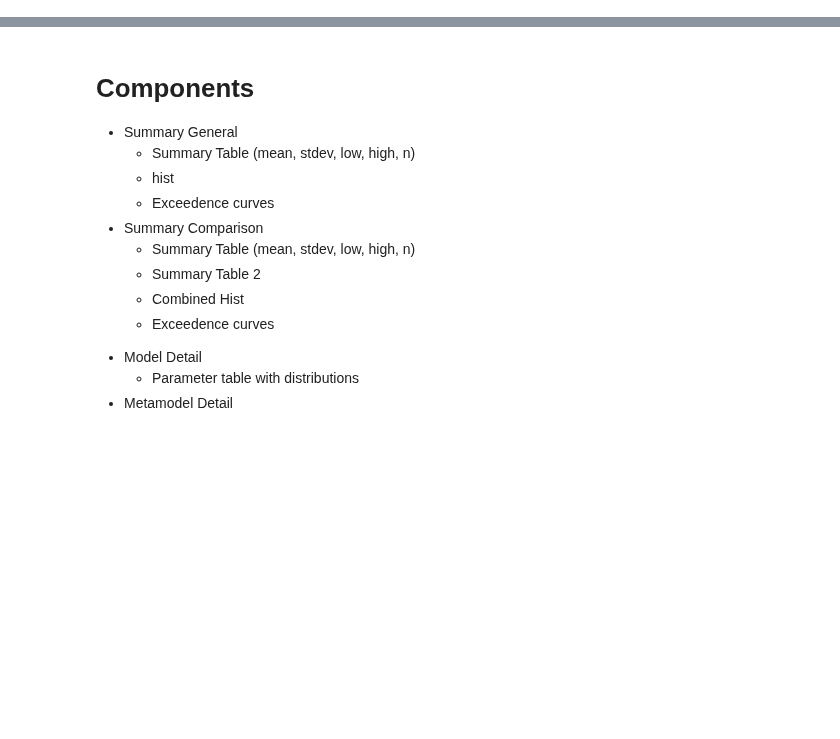
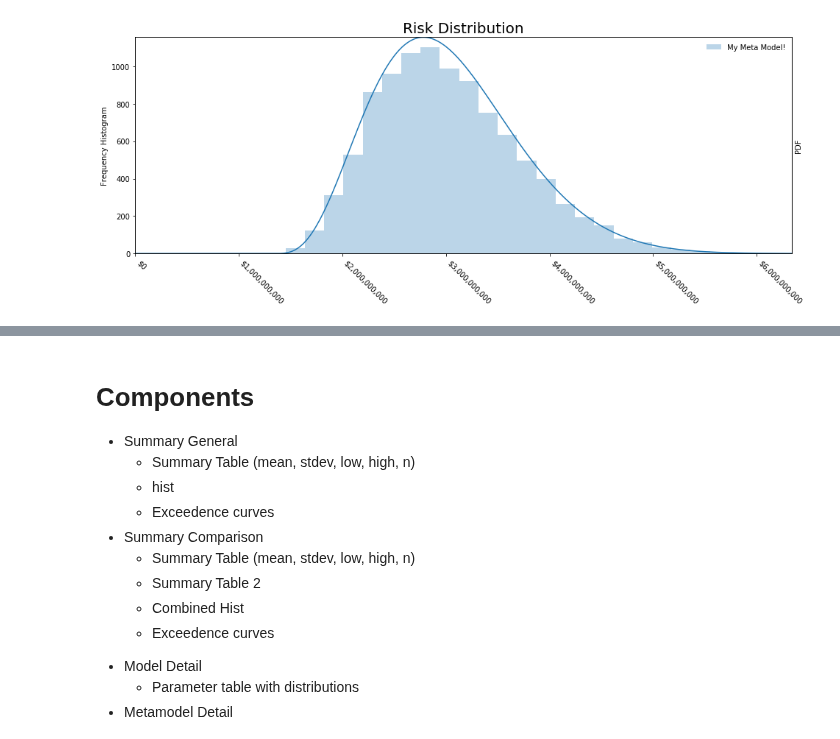
Before and after one commit to Hive-Systems/pyfair, a Jupyter notebook: scratch_notebook.ipynb, the cells around one changed output, grey strips where cells are left out. Drawn from its saved outputs; the diff is of its cells as text; code cells hidden in the pictures; blank space fills up the shorter version.

Commit message:
Finish first round of metamodel report.

```diff
--- a/scratch_notebook.ipynb
+++ b/scratch_notebook.ipynb
@@ -68,6 +68,7 @@ class FairSimpleReport(FairBaseReport):
         overview_df = overview_df.applymap(lambda x: self._format_strings['Risk'].format(x))
         overview_df.loc['Simulations'] = '{0:,.0f}'.format(len(risk))
         overview_df.loc['Identifier'] = self._model.get_uuid()
+        overview_df.loc['Model Type'] = self._model.__class__.__name__
         overview_html = overview_df.to_html(border=0, header=True, justify='left', classes='fair_table')
         t = t.replace('{OVERVIEW_DATAFRAME}', overview_html)
 
@@ -81,7 +82,6 @@ class FairSimpleReport(FairBaseReport):
 
         # # Detail Image
         detail_img = ''
-        print(self._model.__class__.__name__)
         if self._model.__class__.__name__ == 'FairModel':
             detail_img += self._get_tree(self._model)
         if self._model.__class__.__name__ == 'FairMetaModel':
@@ -89,34 +89,84 @@ class FairSimpleReport(FairBaseReport):
         t = t.replace('{PARAMETER_IMG}', detail_img)
 
         # Detail table
-        detail_table = ''
-        params = self._model.export_params()
-        try:
-            del params['Creation Datetime']
-        except KeyError:
-            pass
-        param_df = pd.DataFrame(params).T
-        param_df['distribution'] = [
-            self._get_distribution_icon(self._model, target)
-            for target
-            in param_df.index.values
-        ]
-        pd.set_option('display.max_colwidth', -1)
-        detail_table += param_df.to_html(
-            border=0,
-            header=True,
-            justify='left',
-            classes='fair_table',
-            escape=False
-        )
-        t = t.replace('{PARAMETER_TABLE}', detail_table)
-        print(self._format_strings)
+        if self._model.__class__.__name__ == 'FairModel':
+            detail_table = ''
+            params = self._model.export_params()
+            fs = self._format_strings
+            try:
+                del params['Creation Datetime']
+            except KeyError:
+                pass
+            param_df = pd.DataFrame(params).T
+            param_df = param_df[['low', 'mode', 'high']]
+            param_df['mean'] = self._model.export_results().mean(axis=0)
+            param_df['stdev'] = self._model.export_results().std(axis=0)
+            param_df['min'] = self._model.export_results().min(axis=0)
+            param_df['max'] = self._model.export_results().max(axis=0)
+            param_df = param_df.apply(
+                lambda row: pd.Series(
+                    [fs[row.name].format(item) for item in row],
+                    index=row.index.values
+                ),
+                axis=1,
+            )
+            # Do not truncate our base64 images.
+            param_df['distribution'] = [
+                self._get_distribution_icon(self._model, target)
+                for target
+                in param_df.index.values
+            ]
+            pd.set_option('display.max_colwidth', -1)
+            detail_table += param_df.to_html(
+                border=0,
+                header=True,
+                justify='left',
+                classes='fair_table',
+                escape=False
+            )
+            t = t.replace('{PARAMETER_TABLE}', detail_table)
+        if self._model.__class__.__name__ == 'FairMetaModel':
+            detail_table = ''
+            risk_df = self._model.export_results().T
+            risk_df = pd.DataFrame({
+                'mean' : risk_df.mean(axis=1),
+                'stdev': risk_df.std(axis=1),
+                'min'  : risk_df.min(axis=1),
+                'max'  : risk_df.max(axis=1),
+            })
 
+            risk_df = risk_df.apply(
+                lambda row: pd.Series(
+                    [self._format_strings['Risk'].format(item) for item in row],
+                    index=row.index.values
+                ),
+                axis=1,
+            )
+            # Do not truncate our base64 images.
+            detail_table += risk_df.to_html(
+                border=0,
+                header=True,
+                justify='left',
+                classes='fair_table',
+                escape=False
+            )
+            t = t.replace('{PARAMETER_TABLE}', detail_table)
+
+        # Source
+        t = t.replace('{JSON}', self._model.to_json())
+        source = self._get_caller_source()
+        # Replace tags
+        source.replace('<', '').replace('>','')
+        t = t.replace('{SOURCE}', source)
 
 
         return t
 
-fsr = FairSimpleReport(model1)
+mm = pyfair.FairMetaModel(name='My Meta Model!', models=[model1, model2])
+mm.calculate_all()
+
+fsr = FairSimpleReport(mm)
 fsr.to_html('output.html')
 
 raise Exception()
+# %% [output]
@@ -122,0 +174 @@ raise Exception()
+[figure, added]
```
Also changed, not shown: parts of 3 cells of this notebook, 9 other files.
